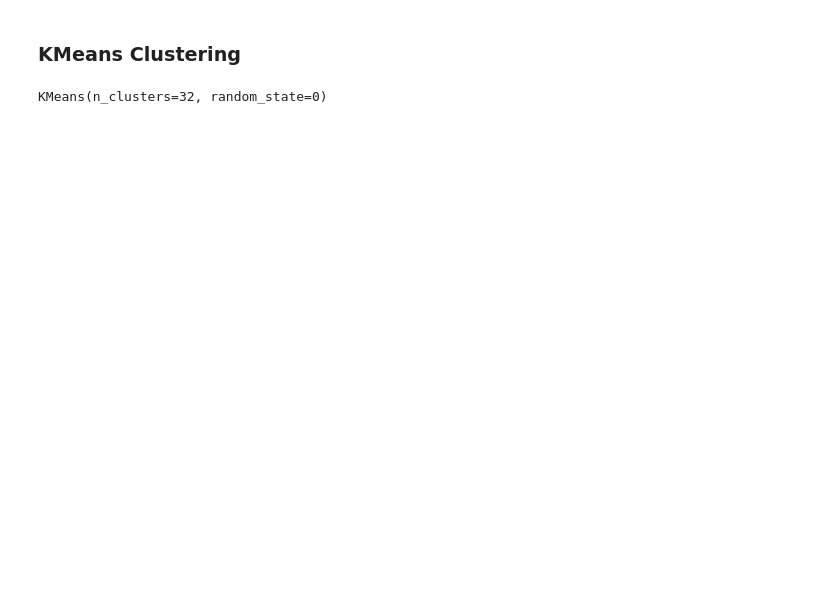
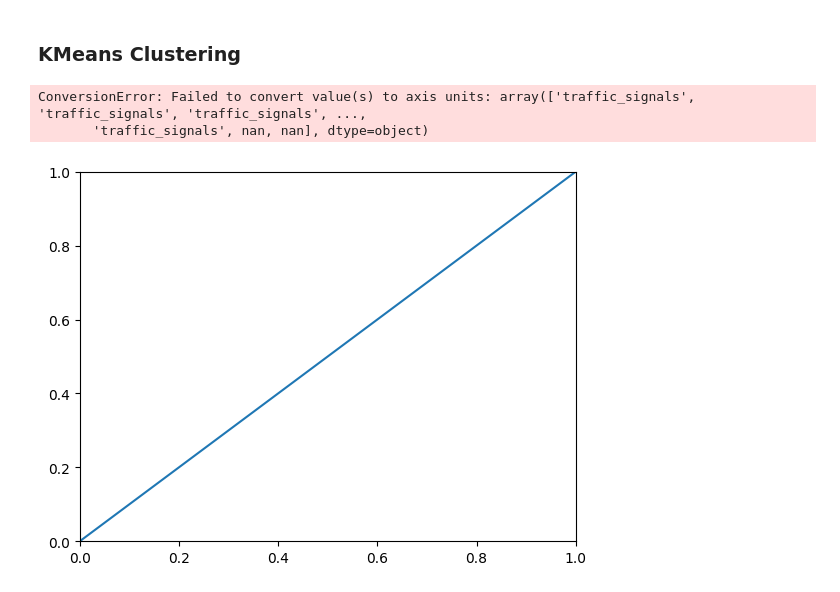
Before and after one commit to WDaugherty/ECE-5260, a Jupyter notebook: HW9/HW9.ipynb, the cells around one changed output. Cells and saved outputs as stored; diff of their text form; code cells hidden in the pictures; blank space fills up the shorter version.

```diff
--- a/HW9/HW9.ipynb
+++ b/HW9/HW9.ipynb
@@ -97,10 +118,14 @@ sns.scatterplot(node_embeddings_2d_2[:,0], node_embeddings_2d_2[:,1])
 # %%
 
 kmeans = skc.KMeans(n_clusters=32, init='k-means++', n_init=10, random_state=0)
 kmeans.fit(node_embeddings)
 
 node_cluster_labels = pd.DataFrame(zip(node_ids, kmeans.labels_)).rename(columns={0:'osmid', 1:'cluster_label'})
 
 nodes_clustered = df_nodes.merge(node_cluster_labels, on='osmid')
+
+plt.plot(nodes_clustered)
 # %% [output]
-KMeans(n_clusters=32, random_state=0)
+ConversionError: Failed to convert value(s) to axis units: array(['traffic_signals', 'traffic_signals', 'traffic_signals', ...,
+       'traffic_signals', nan, nan], dtype=object)
+[figure, added]
```
Also changed, not shown: parts of 8 cells of this notebook.
